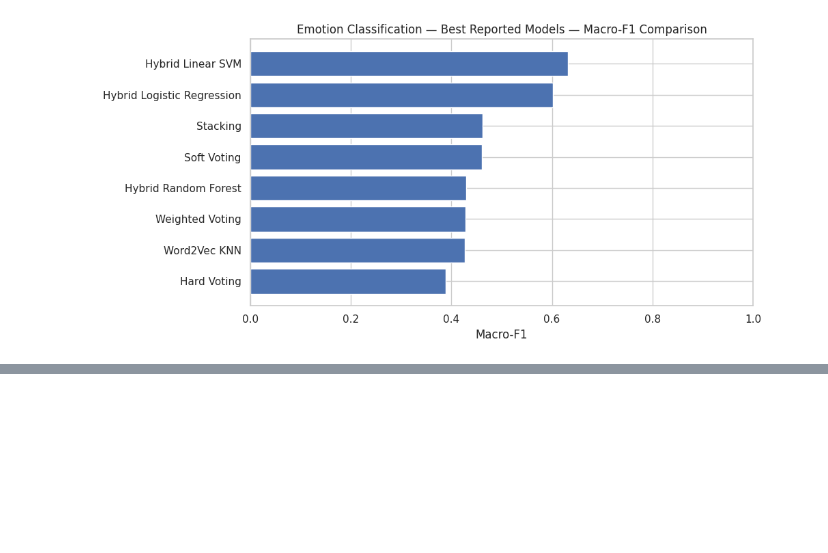
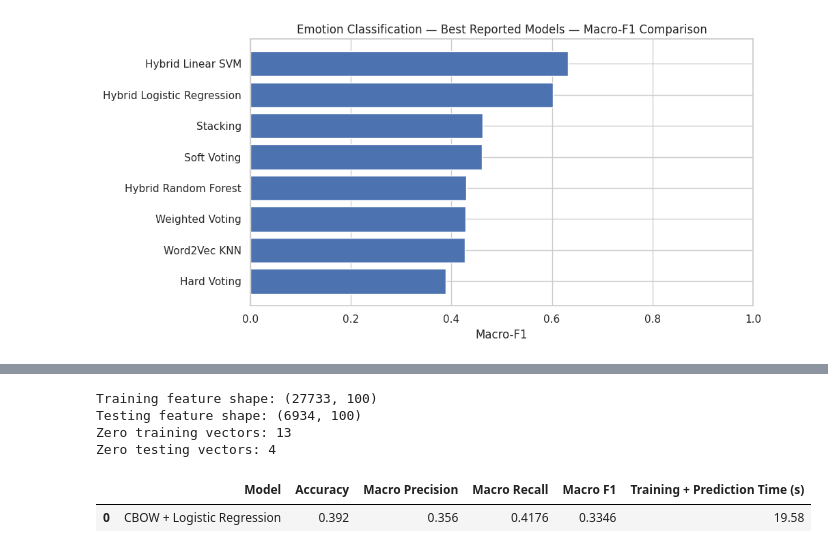
Before and after one commit to sats-11/sats-11-web-projects, a Jupyter notebook: Emotion_&_Mental_Health_Detection_Word2Vec.ipynb, the cells around one changed output, grey strips where cells are left out. Saved outputs shown, nothing was run; the diff lists cells and outputs as text; code cells hidden in the pictures; blank space fills up the shorter version.

```diff
--- a/Emotion_&_Mental_Health_Detection_Word2Vec.ipynb
+++ b/Emotion_&_Mental_Health_Detection_Word2Vec.ipynb
@@ -1755,0 +1782,79 @@ plot_model_results(
+# %%
+
+import numpy as np
+
+X_train_cbow = np.vstack([
+    document_vector(tokens, cbow_model, vector_size=100)
+    for tokens in X_train
+])
+
+X_test_cbow = np.vstack([
+    document_vector(tokens, cbow_model, vector_size=100)
+    for tokens in X_test
+])
+
+print("Training feature shape:", X_train_cbow.shape)
+print("Testing feature shape:", X_test_cbow.shape)
+
+print("Zero training vectors:",
+      np.all(X_train_cbow == 0, axis=1).sum())
+
+print("Zero testing vectors:",
+      np.all(X_test_cbow == 0, axis=1).sum())
+# %% [output]
+Training feature shape: (27733, 100)
+Testing feature shape: (6934, 100)
+Zero training vectors: 13
+Zero testing vectors: 4
+# %%
+
+import pandas as pd
+
+from sklearn.pipeline import make_pipeline
+from sklearn.preprocessing import StandardScaler
+from sklearn.linear_model import LogisticRegression
+from sklearn.metrics import (
+    accuracy_score,
+    precision_score,
+    recall_score,
+    f1_score
+)
+
+cbow_lr = make_pipeline(
+    StandardScaler(),
+    LogisticRegression(
+        max_iter=2000,
+        class_weight="balanced",
+        random_state=42
+    )
+)
+
+start_time = time.time()
+
+cbow_lr.fit(X_train_cbow, y_train)
+cbow_predictions = cbow_lr.predict(X_test_cbow)
+
+cbow_total_time = time.time() - start_time
+
+cbow_results = pd.DataFrame([{
+    "Model": "CBOW + Logistic Regression",
+    "Accuracy": accuracy_score(y_test, cbow_predictions),
+    "Macro Precision": precision_score(
+        y_test, cbow_predictions,
+        average="macro", zero_division=0
+    ),
+    "Macro Recall": recall_score(
+        y_test, cbow_predictions,
+        average="macro", zero_division=0
+    ),
+    "Macro F1": f1_score(
+        y_test, cbow_predictions,
+        average="macro", zero_division=0
+    ),
+    "Training + Prediction Time (s)": round(cbow_total_time, 2)
+}])
+
+display(cbow_results.round(4))
+# %% [output]
+|  | Model | Accuracy | Macro Precision | Macro Recall | Macro F1 | Training + Prediction Time (s) |
+| 0 | CBOW + Logistic Regression | 0.392 | 0.356 | 0.4176 | 0.3346 | 19.58 |
```
Also changed, not shown: parts of 26 cells of this notebook.
